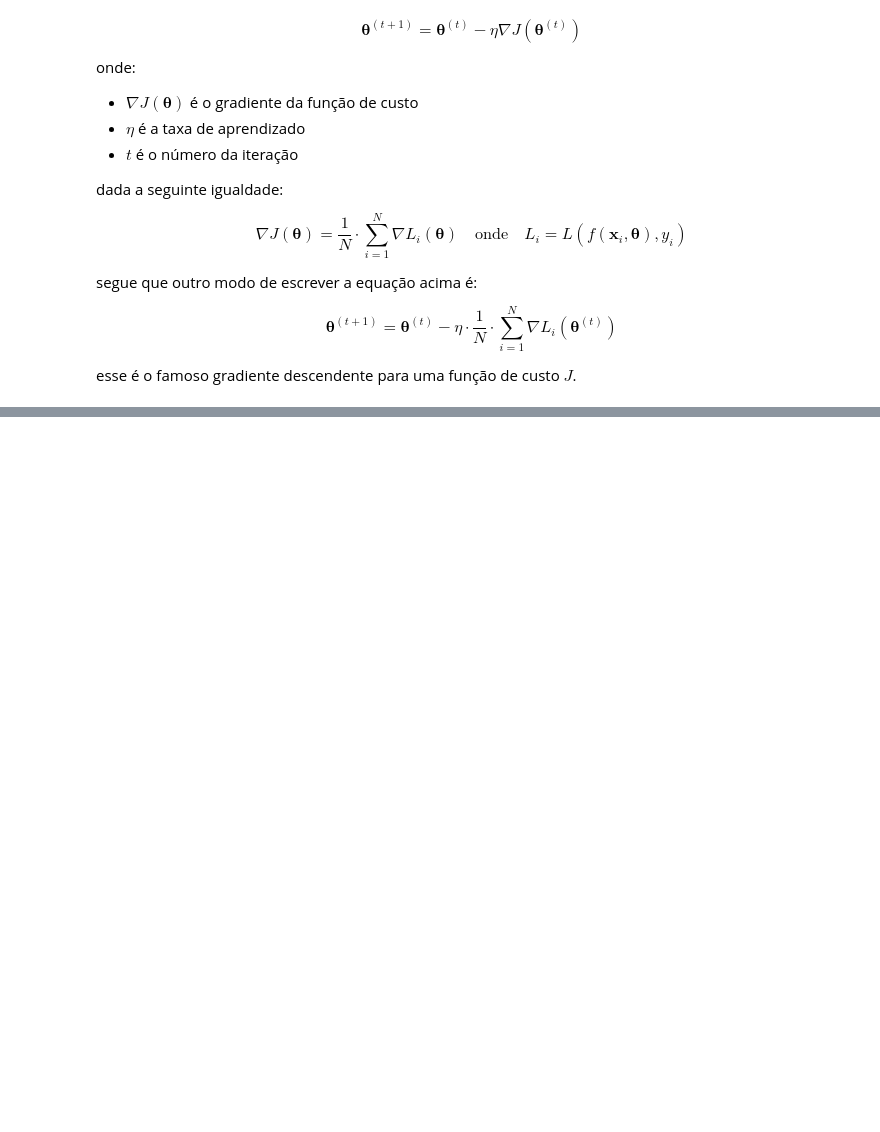
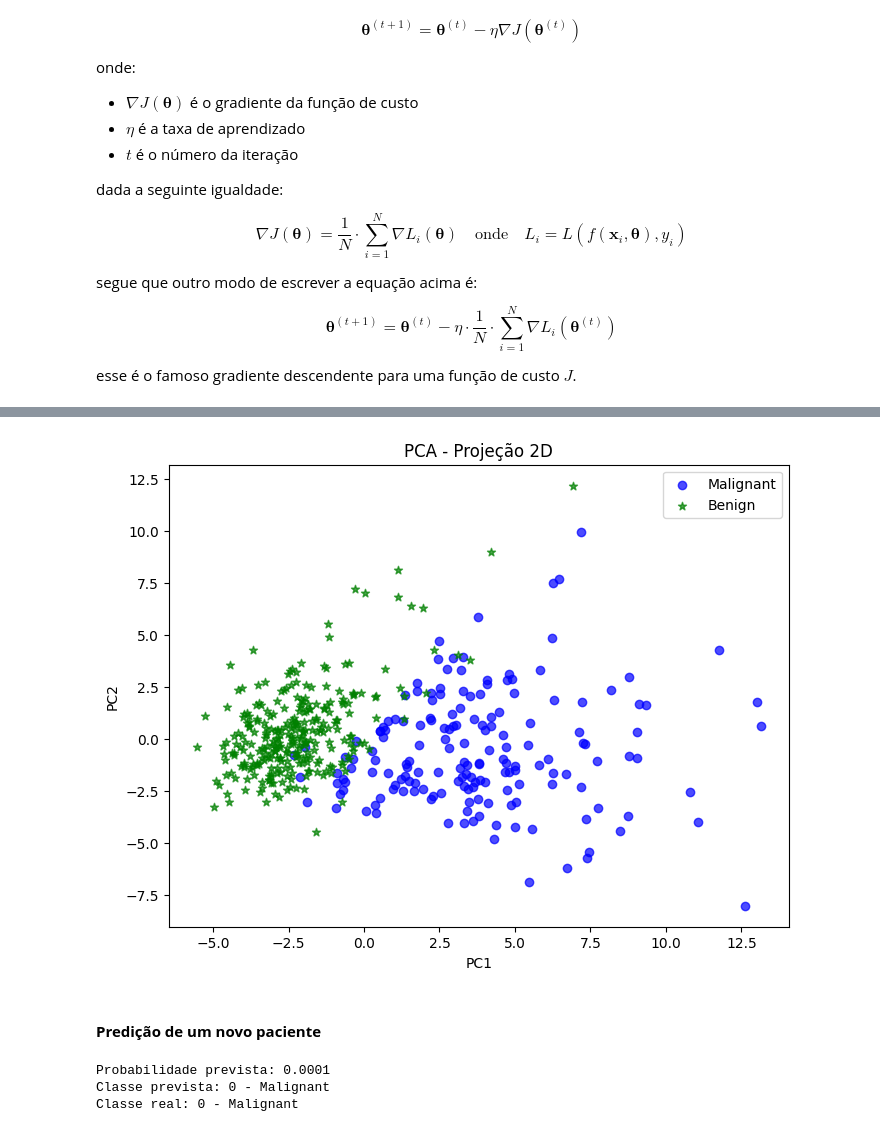
Before and after one commit to gabdourado/AI, a Jupyter notebook: ML/Optimization/Gradient_Decent_ML.ipynb, the cells around one changed output, grey strips where cells are left out. Saved outputs shown, nothing was run; the diff lists cells and outputs as text; code cells hidden in the pictures; blank space fills up the shorter version.

```diff
--- a/ML/Optimization/Gradient_Decent_ML.ipynb
+++ b/ML/Optimization/Gradient_Decent_ML.ipynb
@@ -58,0 +133,10 @@ esse é o famoso gradiente descendente para uma função de custo $J$.
+# %%
+def add_bias(X):
+    ones = np.ones((X.shape[0], 1))
+    return np.hstack((ones, X))
+
+X_train = add_bias(X_train)
+X_test = add_bias(X_test)
+
+print("Treino:", X_train.shape)
+print("Teste:", X_test.shape)
@@ -58,0 +265,6 @@ esse é o famoso gradiente descendente para uma função de custo $J$.
+# %%
+from sklearn.decomposition import PCA
+
+pca = PCA(n_components=2)
+
+X_pca = pca.fit_transform(X_train[:,1:])
@@ -58,0 +291,35 @@ esse é o famoso gradiente descendente para uma função de custo $J$.
+# %%
+plt.figure(figsize=(8,6))
+
+mask0 = y_train == 0
+mask1 = y_train == 1
+
+plt.scatter(X_pca[mask0,0], X_pca[mask0,1], marker='o', color='blue', label="Malignant", alpha=0.7)
+plt.scatter(X_pca[mask1,0], X_pca[mask1,1], marker='*', color='green', label="Benign", alpha=0.7)
+
+plt.xlabel("PC1")
+plt.ylabel("PC2")
+plt.title("PCA - Projeção 2D")
+plt.legend()
+
+plt.show()
+# %% [output]
+[figure, added]
+# %% [markdown]
+#### **Predição de um novo paciente**
+# %%
+x_new = X_test[0]
+y_true = y_test[0]
+
+prob = predict_proba(x_new.reshape(1, -1), beta)[0].round(4)
+pred_class = predict(x_new.reshape(1, -1), beta)[0]
+
+class_names = {0: "Malignant", 1: "Benign"}
+
+print("Probabilidade prevista:", prob)
+print("Classe prevista:", pred_class, "-", class_names[pred_class])
+print("Classe real:", y_true, "-", class_names[y_true])
+# %% [output]
+Probabilidade prevista: 0.0001
+Classe prevista: 0 - Malignant
+Classe real: 0 - Malignant
```
Also changed, not shown: parts of 21 cells of this notebook.
